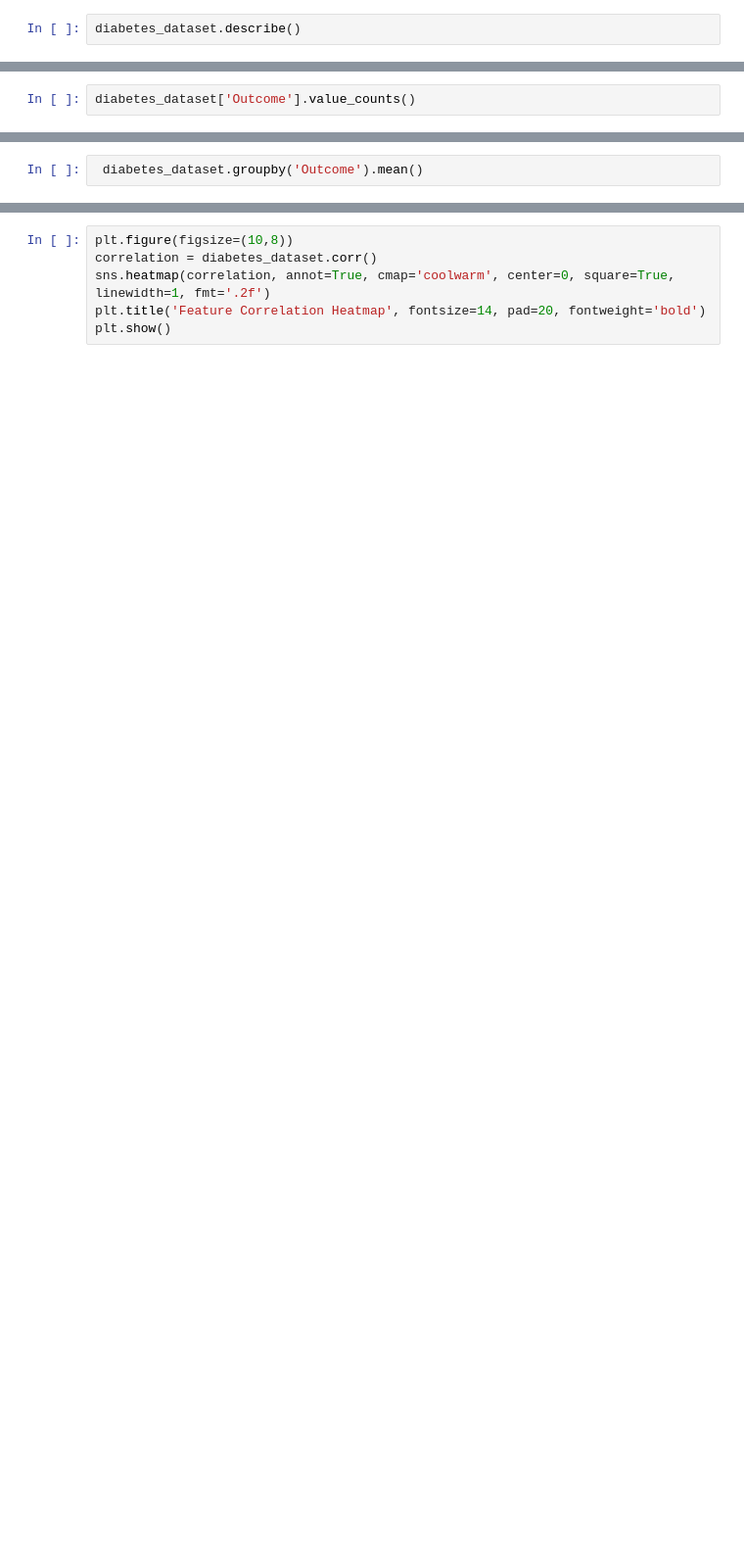
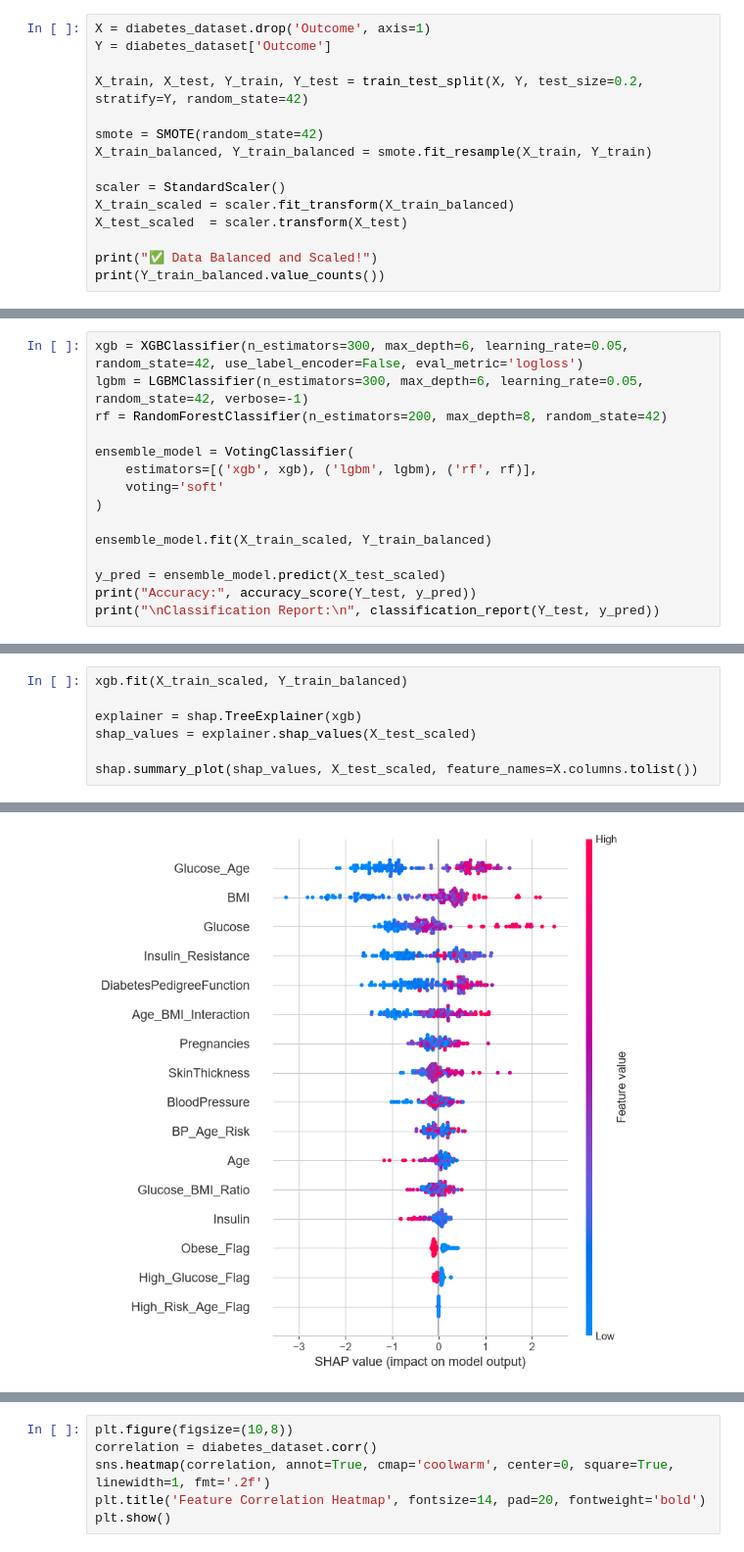
Before and after one commit to SihanUdayaratna03/MediStore-Diabetes-Prediction-AI, a Jupyter notebook: diabetes-prediction.ipynb, the cells around one changed output, grey strips where cells are left out. Shown at 98% size. Drawn from its saved outputs; the diff is of its cells as text; blank space fills up the shorter version.

```diff
--- a/diabetes-prediction.ipynb
+++ b/diabetes-prediction.ipynb
@@ -30,3 +50,16 @@ diabetes_dataset.shape
 # %%
-diabetes_dataset.describe()
+X = diabetes_dataset.drop('Outcome', axis=1)
+Y = diabetes_dataset['Outcome']
+
+X_train, X_test, Y_train, Y_test = train_test_split(X, Y, test_size=0.2, stratify=Y, random_state=42)
+
+smote = SMOTE(random_state=42)
+X_train_balanced, Y_train_balanced = smote.fit_resample(X_train, Y_train)
+
+scaler = StandardScaler()
+X_train_scaled = scaler.fit_transform(X_train_balanced)
+X_test_scaled  = scaler.transform(X_test)
+
+print("✅ Data Balanced and Scaled!")
+print(Y_train_balanced.value_counts())
 # %% [output]
@@ -42,3 +71,16 @@ diabetes_dataset.describe()
 # %%
-diabetes_dataset['Outcome'].value_counts()
+xgb = XGBClassifier(n_estimators=300, max_depth=6, learning_rate=0.05, random_state=42, use_label_encoder=False, eval_metric='logloss')
+lgbm = LGBMClassifier(n_estimators=300, max_depth=6, learning_rate=0.05, random_state=42, verbose=-1)
+rf = RandomForestClassifier(n_estimators=200, max_depth=8, random_state=42)
+
+ensemble_model = VotingClassifier(
+    estimators=[('xgb', xgb), ('lgbm', lgbm), ('rf', rf)],
+    voting='soft'
+)
+
+ensemble_model.fit(X_train_scaled, Y_train_balanced)
+
+y_pred = ensemble_model.predict(X_test_scaled)
+print("Accuracy:", accuracy_score(Y_test, y_pred))
+print("\nClassification Report:\n", classification_report(Y_test, y_pred))
 # %% [output]
@@ -49,3 +98,8 @@ Name: count, dtype: int64
 # %%
- diabetes_dataset.groupby('Outcome').mean()
+xgb.fit(X_train_scaled, Y_train_balanced)
+
+explainer = shap.TreeExplainer(xgb)
+shap_values = explainer.shap_values(X_test_scaled)
+
+shap.summary_plot(shap_values, X_test_scaled, feature_names=X.columns.tolist())
 # %% [output]
@@ -56 +106,2 @@ Name: count, dtype: int64
+[figure, added]
 # %%
```
Also changed, not shown: parts of 22 cells of this notebook, 4 other files.
